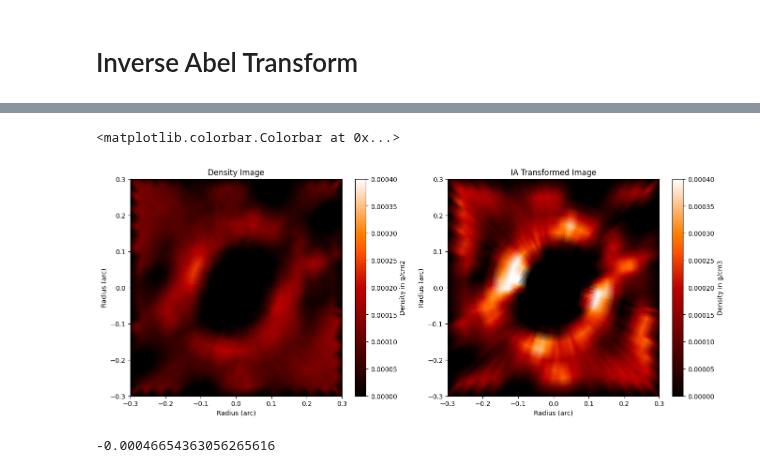
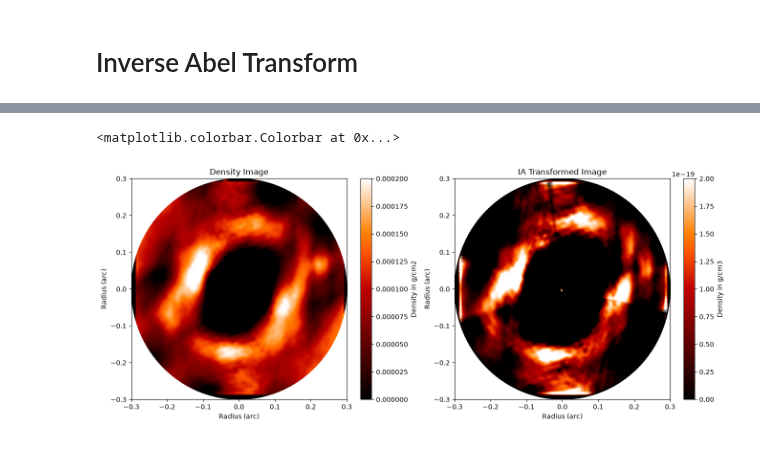
Before and after one commit to imanbeh/csm_pipeline, a Jupyter notebook: medhigh_abel_interpolation_density.ipynb, the cells around one changed output, grey strips where cells are left out. Saved outputs shown, nothing was run; the diff lists cells and outputs as text; code cells hidden in the pictures.

```diff
--- a/medhigh_abel_interpolation_density.ipynb
+++ b/medhigh_abel_interpolation_density.ipynb
@@ -171,7 +126,7 @@ array([[ 5.91682083e-22, -2.11240882e-05, -5.54827029e-05,
 # %%
 fig, ax = plt.subplots(nrows=1, ncols=1,figsize=(4,4))
-xaxis = x_grid*pix_size_arcsec.value-(center_x*pix_size_arcsec.value)
-yaxis = y_grid*pix_size_arcsec.value-(center_y*pix_size_arcsec.value)
+xaxis = x_grid*pix_size_arcsec.value-(center_interp*pix_size_arcsec.value)
+yaxis = y_grid*pix_size_arcsec.value-(center_interp*pix_size_arcsec.value)
 ax.pcolormesh(xaxis, yaxis, interp_csm,cmap='gist_heat',shading="gouraud", vmin = 0, vmax = 0.0002)
 
 # rnge = 0.3
@@ -232,7 +163,0 @@ x_pc.shape
-# %%
-radius_2d_pc = np.array([[0.0]*x_pc.shape[1]]*x_pc.shape[0])
-#fill pc array of radii
-for i in range(x_pc.shape[0]):
-        for j in range(x_pc.shape[1]):
-            c = (x_pc[i,j].value)**2+(y_pc[i,j].value)**2
-            radius_2d_pc[i,j] = np.sqrt(c)
@@ -372,0 +164,2 @@ plt.plot(xaxis[0,:],interp_csm[0,:])
+# %%
+radius_2d_pc = sm(168,radius_2d_arc)*u.pc
@@ -373,35 +236,48 @@ plt.plot(xaxis[0,:],interp_csm[0,:])
+# %%
+csm_abel = []
+r_arr = np.zeros(len(interp_csm[i,:]))
+row = np.zeros(len(interp_csm[i,:]))
+radius_abel_arc = []
+x_abel_arc = [] # x data assocated w abel transformed data
+y_abel_arc = []
+m = 0
+all_integrands = []
+for i in range(len(interp_csm[:,0])):
+    #print('i',i)
+    row = np.zeros(len(interp_csm[i,:]))
+
+    row = do_abel_2(interp_csm[i,:],(radius_2d_pc[i,:].to(u.cm)).value,8.7055651*10**-8)
+
+
+    csm_abel.append(row)
 # %%
 csm_abel = np.array(csm_abel)
 # %%
 fig, ax = plt.subplots(nrows=1, ncols=2,figsize=(16,6))
 
-im0 = ax[0].pcolormesh(xaxis, yaxis, interp_csm,cmap='gist_heat',shading="gouraud", vmin = 0, vmax = 0.0004)
+im0 = ax[0].pcolormesh(xaxis, yaxis, interp_csm,cmap='gist_heat',shading="gouraud", vmin = 0, vmax = 0.0002)
 
 rnge = 0.3
 ax[0].set_xlim(-rnge,rnge)
 ax[0].set_ylim(-rnge,rnge)
 ax[0].set_xlabel("Radius (arc)")
 ax[0].set_ylabel("Radius (arc)")
 
 ax[0].set_title("Density Image")
 fig.colorbar(im0,label = "Density in g/cm2")
 
 ### abel image
 
-im1 = ax[1].pcolormesh(xaxis, yaxis, csm_abel,cmap='gist_heat',shading="gouraud", vmin = 0, vmax = 0.0004)
+im1 = ax[1].pcolormesh(xaxis, yaxis, csm_abel,cmap='gist_heat',shading="gouraud", vmin = 0, vmax = 2e-19)
 
 ax[1].set_xlim(-rnge,rnge)
 ax[1].set_ylim(-rnge,rnge)
 ax[1].set_xlabel("Radius (arc)")
 ax[1].set_ylabel("Radius (arc)")
 
 
 ax[1].set_title("IA Transformed Image")
 fig.colorbar(im1,label = "Density in g/cm3")
 # %% [output]
 <matplotlib.colorbar.Colorbar at 0x...>
-[figure, old version]
+[figure, new version]
-# %%
-np.min(csm_abel)
-# %% [output]
--0.00046654363056265616
```
Also changed, not shown: parts of 46 cells of this notebook, 1 other file.
